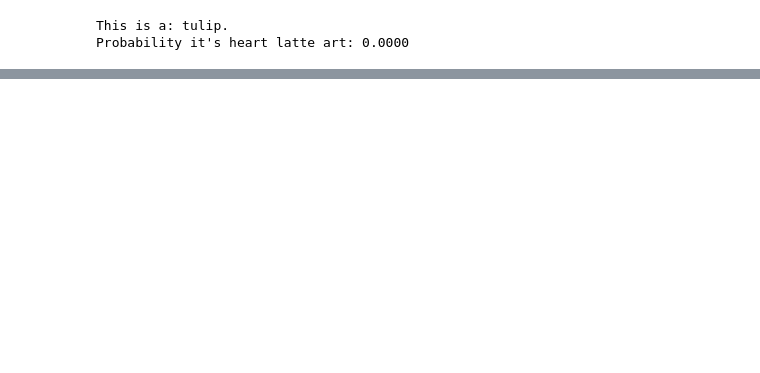
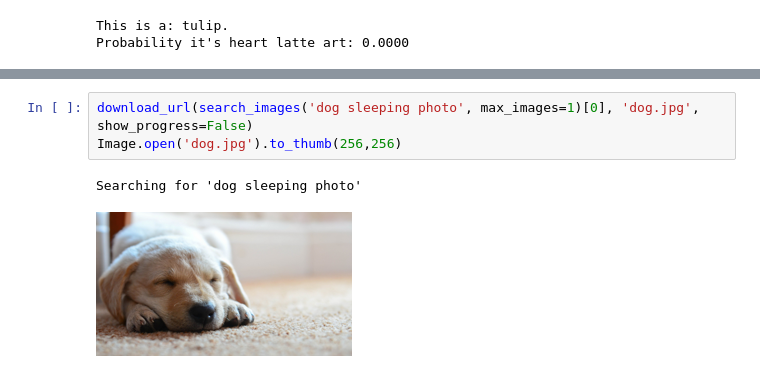
Before and after one commit to mchen50/practical-deep-learning-for-coders, a Jupyter notebook: lesson1/is-it-a-bird-creating-a-model-from-your-own-data.ipynb, the cells around one changed output, grey strips where cells are left out. Drawn from its saved outputs; the diff is of its cells as text; blank space fills up the shorter version.

```diff
--- a/lesson1/is-it-a-bird-creating-a-model-from-your-own-data.ipynb
+++ b/lesson1/is-it-a-bird-creating-a-model-from-your-own-data.ipynb
@@ -331,0 +393,6 @@ Probability it's heart latte art: 0.0000
+# %%
+download_url(search_images('dog sleeping photo', max_images=1)[0], 'dog.jpg', show_progress=False)
+Image.open('dog.jpg').to_thumb(256,256)
+# %% [output]
+Searching for 'dog sleeping photo'
+[figure, added]
```
Also changed, not shown: parts of 10 cells of this notebook.
